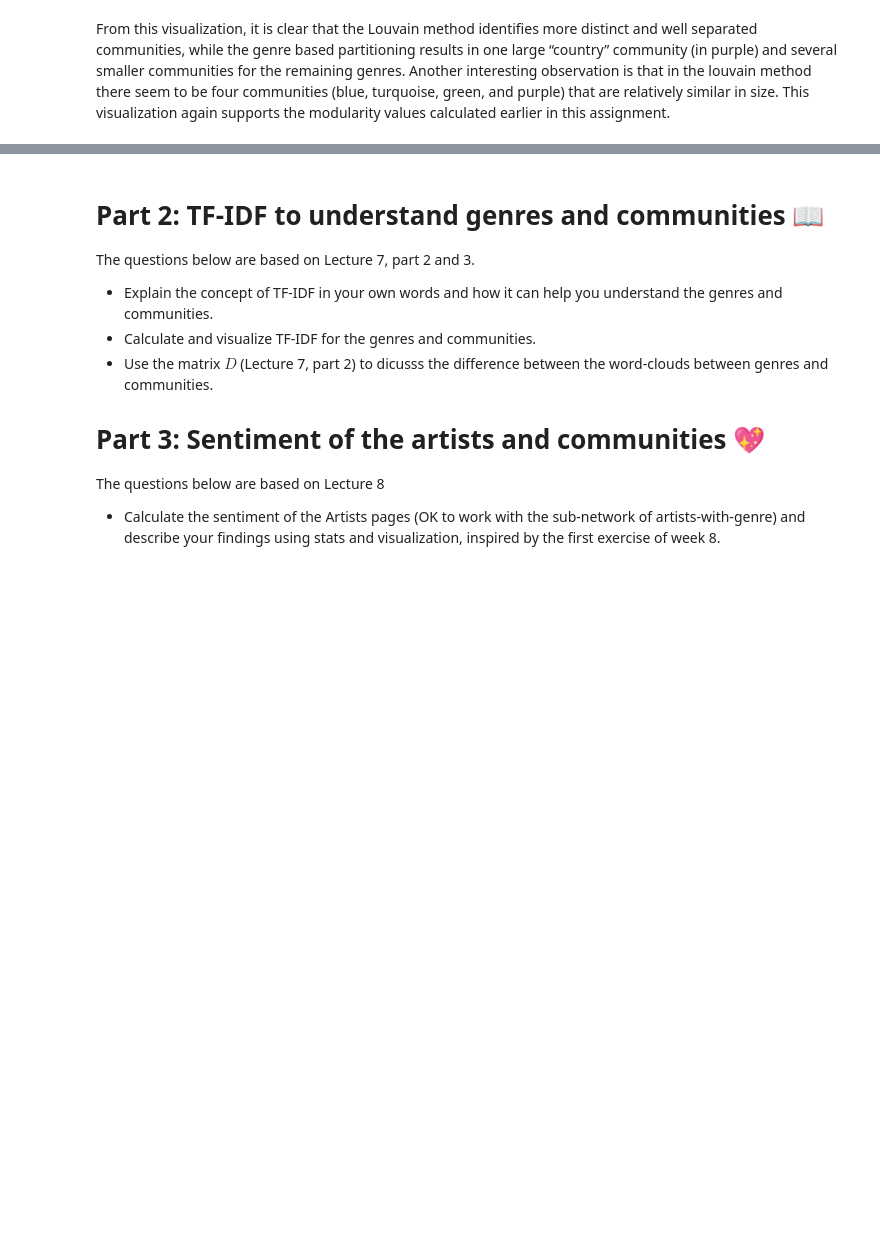
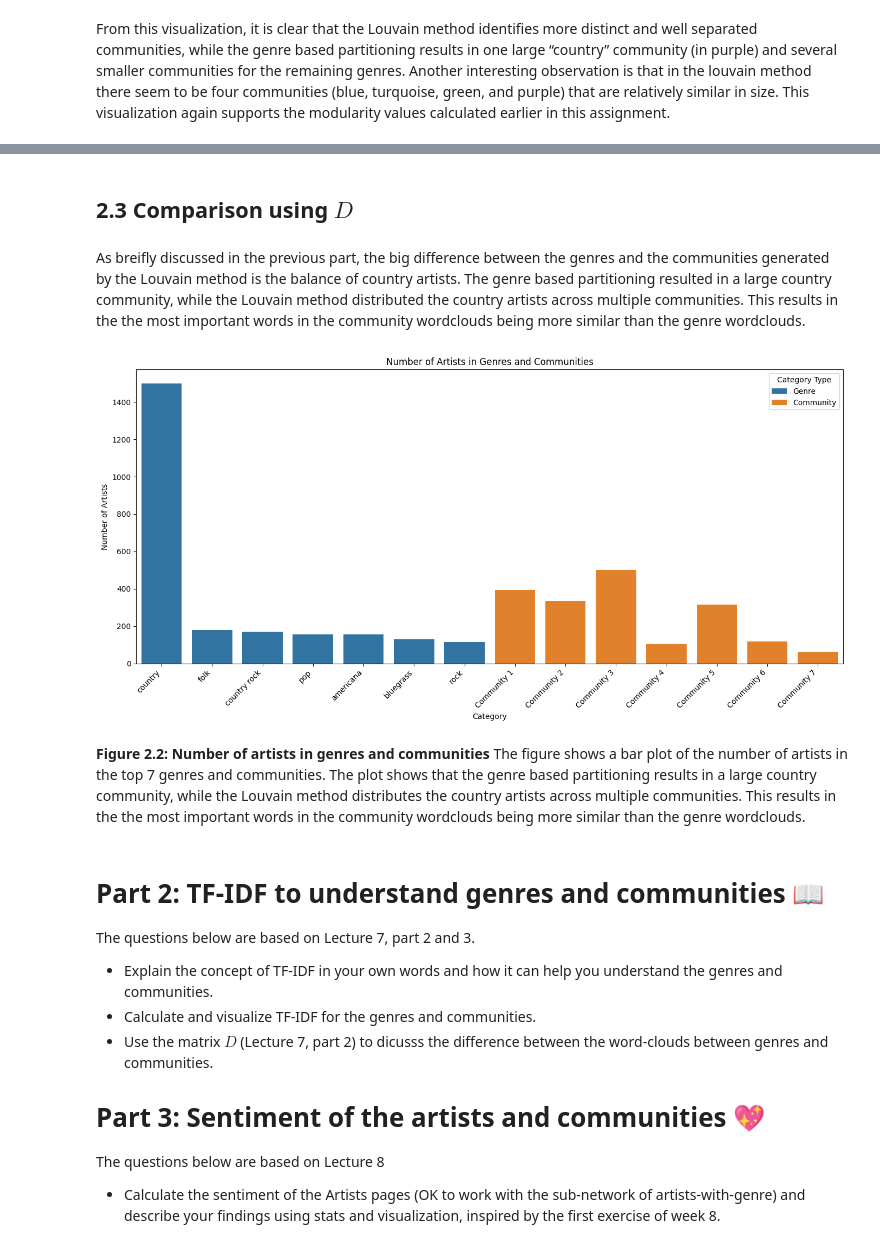
Before and after one commit to yonnaklaassen/SocialGraphs, a Jupyter notebook: assignment2/Assignment2.ipynb, the cells around one changed output, grey strips where cells are left out. Saved outputs shown, nothing was run; the diff lists cells and outputs as text; code cells hidden in the pictures; blank space fills up the shorter version.

Commit message:
start to part 2

```diff
--- a/assignment2/Assignment2.ipynb
+++ b/assignment2/Assignment2.ipynb
@@ -330,3 +545,34 @@ From this visualization, it is clear that the Louvain method identifies more dis
+# %% [markdown]
+## 2.3 Comparison using $D$
+# %% [markdown]
+As breifly discussed in the previous part, the big difference between the genres and the communities generated by the Louvain method is the balance of country artists. The genre based partitioning resulted in a large country community, while the Louvain method distributed the country artists across multiple communities. This results in the the most important words in the community wordclouds being more similar than the genre wordclouds.
+# %%
+df_genres = pd.DataFrame(
+    list(genre_counts.most_common(7)), columns=["Category", "Count"]
+)
+df_genres["Type"] = "Genre"
+
+df_communities = pd.DataFrame(
+    list(community_counts.items())[:7], columns=["Category", "Count"]
+)
+df_communities["Category"] = ["Community " + str(i + 1) for i in range(7)]
+df_communities["Type"] = "Community"
+df_combined = pd.concat([df_genres, df_communities])
+import seaborn as sns
+
+plt.figure(figsize=(14, 7))
+sns.barplot(x="Category", y="Count", hue="Type", data=df_combined)
+plt.xlabel("Category")
+plt.ylabel("Number of Artists")
+plt.title("Number of Artists in Genres and Communities")
+plt.xticks(rotation=45, ha="right")
+plt.legend(title="Category Type")
+plt.tight_layout()
+plt.show()
+# %% [output]
+[figure, added]
+# %% [markdown]
+**Figure 2.2: Number of artists in genres and communities** The figure shows a bar plot of the number of artists in the top 7 genres and communities. The plot shows that the genre based partitioning results in a large country community, while the Louvain method distributes the country artists across multiple communities. This results in the the most important words in the community wordclouds being more similar than the genre wordclouds.
 # %% [markdown]
 # Part 2: TF-IDF to understand genres and communities 📖
 
```
Also changed, not shown: parts of 15 cells of this notebook, 1 other file.
